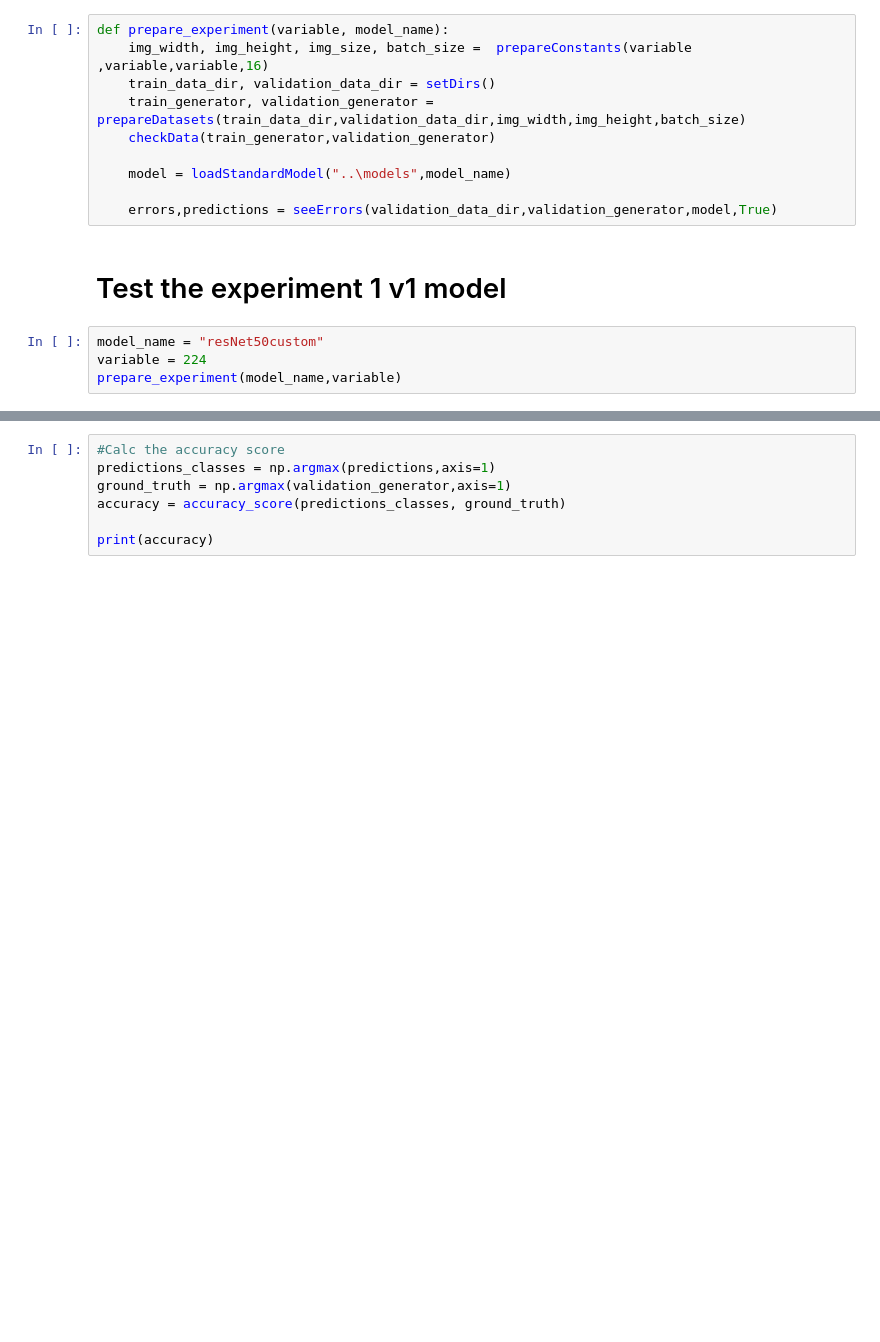
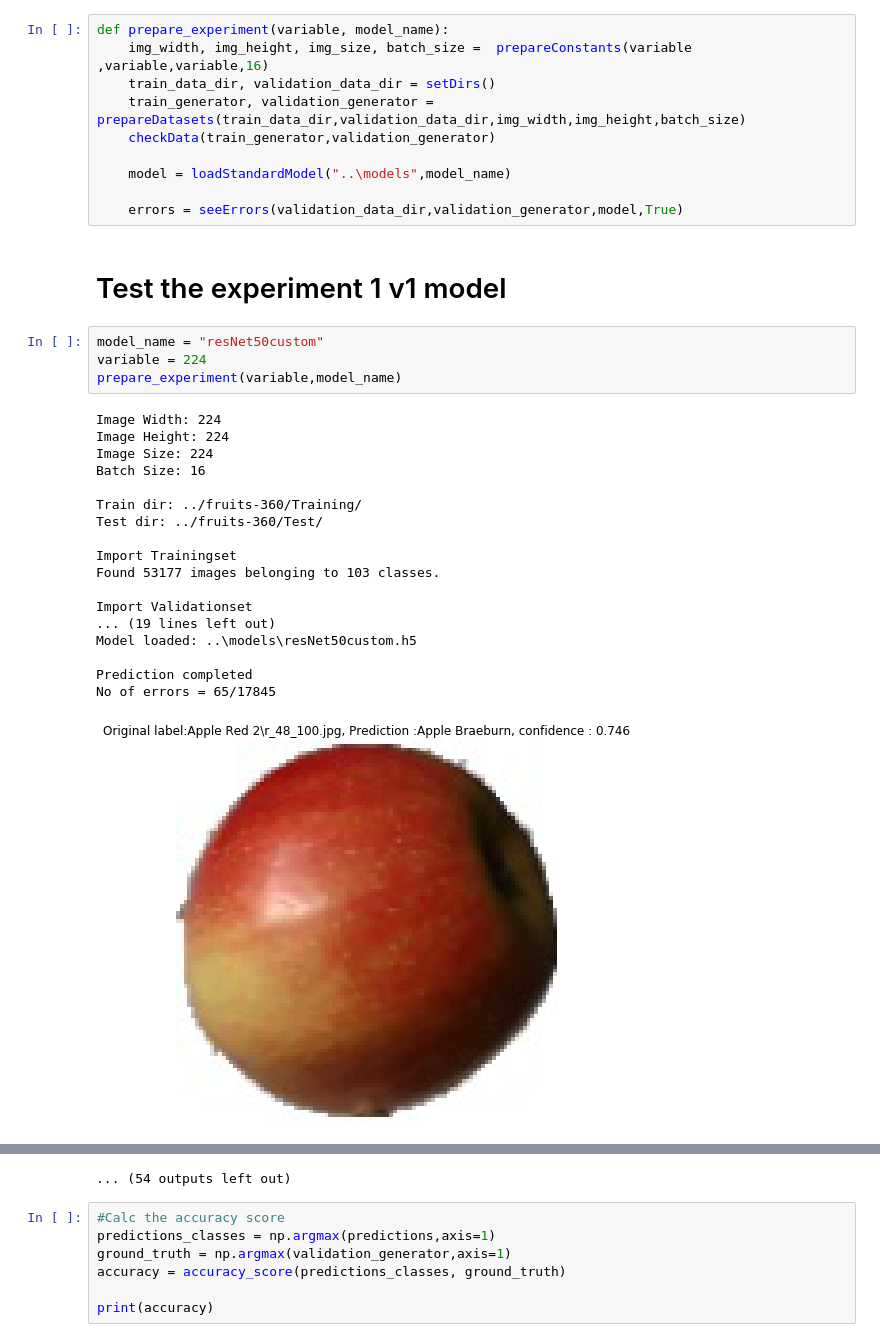
Before and after one commit to JeyDi/FruitRecognition, a Jupyter notebook: notebooks/prediction_keras.ipynb, the cells around one changed output, grey strips where cells are left out. Saved outputs shown, nothing was run; the diff lists cells and outputs as text; blank space fills up the shorter version.

```diff
--- a/notebooks/prediction_keras.ipynb
+++ b/notebooks/prediction_keras.ipynb
@@ -31,10 +35,29 @@ def prepare_experiment(variable, model_name):
 
     model = loadStandardModel("..\models",model_name)
 
-    errors,predictions = seeErrors(validation_data_dir,validation_generator,model,True)
+    errors = seeErrors(validation_data_dir,validation_generator,model,True)
 # %% [markdown]
 # Test the experiment 1 v1 model
 # %%
 model_name = "resNet50custom"
 variable = 224
-prepare_experiment(model_name,variable)
+prepare_experiment(variable,model_name)
+# %% [output]
+Image Width: 224
+Image Height: 224
+Image Size: 224
+Batch Size: 16
+
+Train dir: ../fruits-360/Training/
+Test dir: ../fruits-360/Test/
+
+Import Trainingset
+Found 53177 images belonging to 103 classes.
+
+Import Validationset
+... (19 lines left out)
+Model loaded: ..\models\resNet50custom.h5
+
+Prediction completed
+No of errors = 65/17845
+[figure, added]
@@ -41,3 +74,4 @@ prepare_experiment(model_name,variable)
+... (54 outputs left out)
 # %%
 #Calc the accuracy score
 predictions_classes = np.argmax(predictions,axis=1)
```
Also changed, not shown: parts of 2 cells of this notebook, 10 other files.
